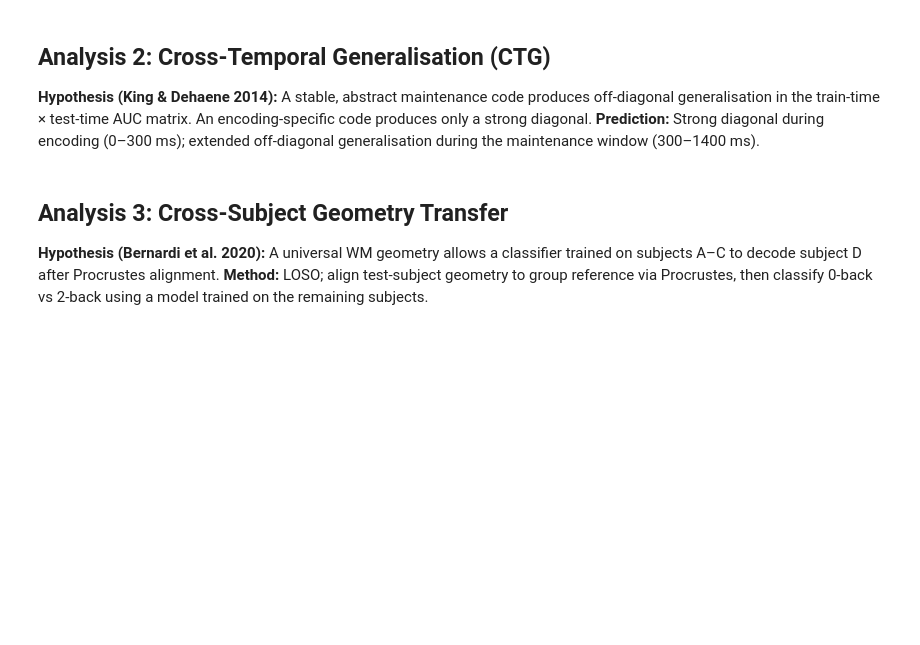
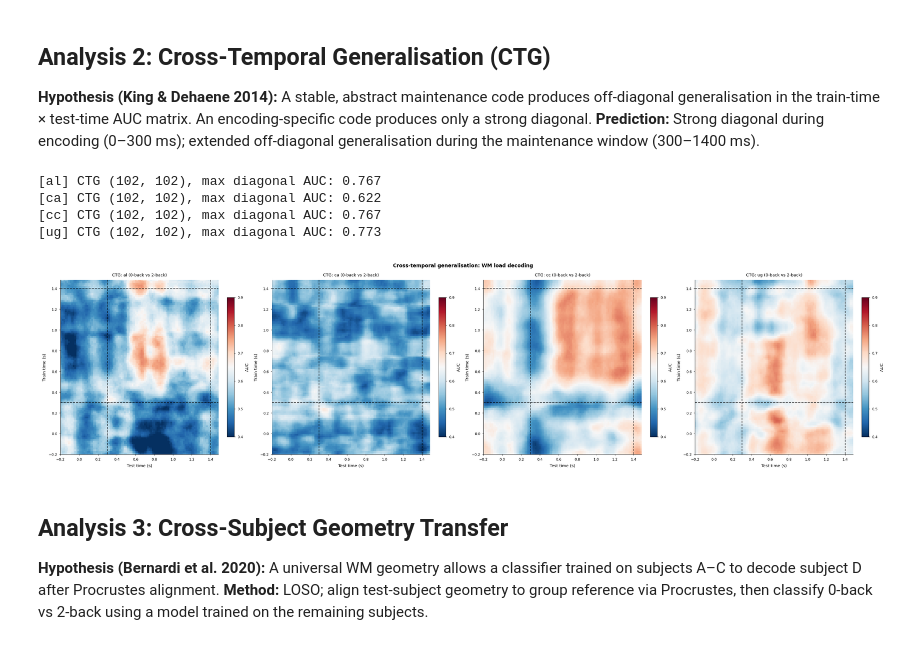
Before and after one commit to AminFathollahi/wm_dynamics, a Jupyter notebook: notebooks/08_extended_analysis.ipynb, the cells around one changed output. Drawn from its saved outputs; the diff is of its cells as text; code cells hidden in the pictures; blank space fills up the shorter version.

```diff
--- a/notebooks/08_extended_analysis.ipynb
+++ b/notebooks/08_extended_analysis.ipynb
@@ -144,7 +159,7 @@ for subj in SUBJECTS_OK:
         continue
 
     labels_bin = (labels[mask_bin] == 2).astype(int)
-    step = 5
+    step = 20  # 2040/20 = 102 timepoints
     Z_ctg = Z[mask_bin, ::step, :N_LATENT]   # (N_bin, T_sub, N_LATENT)
     times_sub = times[::step]
 
@@ -152,33 +167,39 @@ for subj in SUBJECTS_OK:
         auc_matrix = cross_temporal_generalization(
             Z_ctg, labels_bin, n_splits=3,
             rng=np.random.default_rng(42)
         )
         ctg_results[subj] = {"auc": auc_matrix, "times": times_sub}
         print(f"[{subj}] CTG {auc_matrix.shape}, "
               f"max diagonal AUC: {np.diag(auc_matrix).max():.3f}")
     except Exception as e:
         print(f"[{subj}] CTG error: {e}")
 
 if ctg_results:
     n_subj = len(ctg_results)
     fig, axes = plt.subplots(1, n_subj, figsize=(5 * n_subj, 5))
     if n_subj == 1:
         axes = [axes]
     for ax, (subj, res) in zip(axes, ctg_results.items()):
         t_sub = res["times"]
         im = ax.imshow(res["auc"], origin="lower", aspect="auto",
                        extent=[t_sub[0], t_sub[-1], t_sub[0], t_sub[-1]],
                        cmap="RdBu_r", vmin=0.4, vmax=0.9)
         for lim in MAINT_WIN:
             ax.axhline(lim, c="k", lw=1, ls="--", alpha=0.7)
             ax.axvline(lim, c="k", lw=1, ls="--", alpha=0.7)
         ax.set_xlabel("Test time (s)"); ax.set_ylabel("Train time (s)")
         ax.set_title(f"CTG: {subj} (0-back vs 2-back)")
         plt.colorbar(im, ax=ax, label="AUC", fraction=0.04)
     plt.suptitle("Cross-temporal generalisation: WM load decoding", fontweight="bold")
     plt.tight_layout()
     plt.savefig(RESULTS / "08_ctg_matrix.pdf", bbox_inches="tight")
     plt.show()
+# %% [output]
+[al] CTG (102, 102), max diagonal AUC: 0.767
+[ca] CTG (102, 102), max diagonal AUC: 0.622
+[cc] CTG (102, 102), max diagonal AUC: 0.767
+[ug] CTG (102, 102), max diagonal AUC: 0.773
+[figure, added]
 # %% [markdown]
 ## Analysis 3: Cross-Subject Geometry Transfer
 **Hypothesis (Bernardi et al. 2020):** A universal WM geometry allows a classifier trained on subjects A–C to decode subject D after Procrustes alignment.
```
Also changed, not shown: parts of 6 cells of this notebook, 6 other files.
